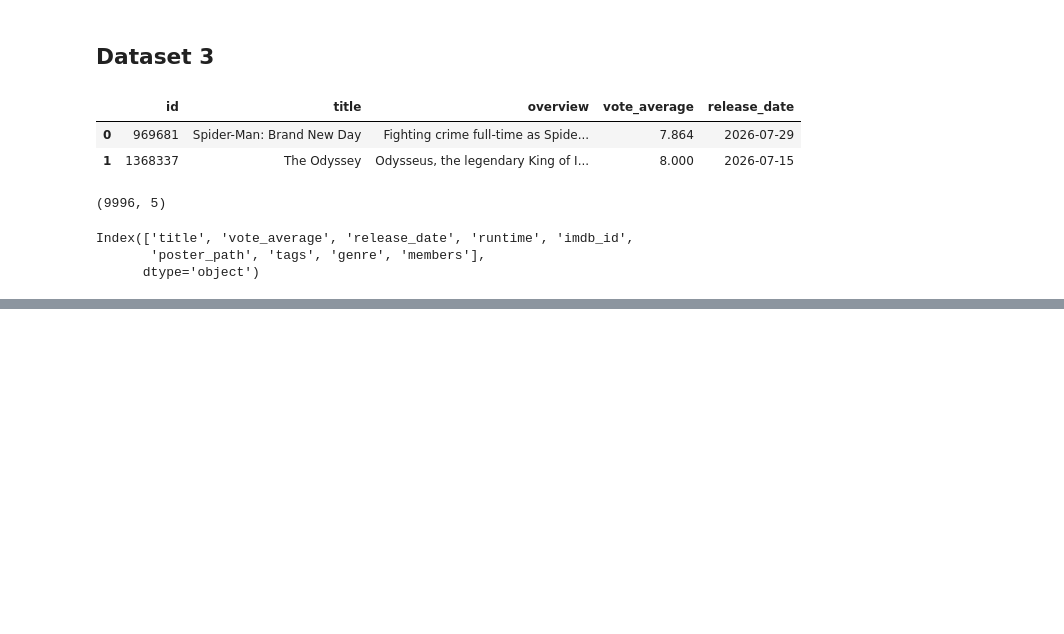
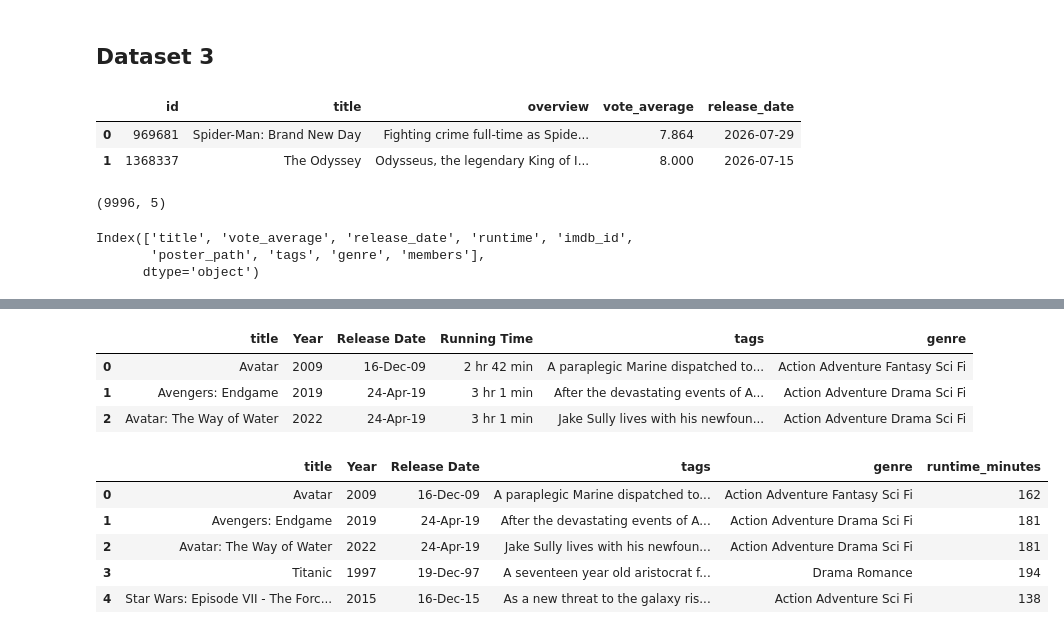
Before and after one commit to Pankaj-Jhajhria/Movie-Recommendation-System-FilmSense-, a Jupyter notebook: Notebooks/Dataset_Preparation.ipynb, the cells around one changed output, grey strips where cells are left out. Cells and saved outputs as stored; diff of their text form; code cells hidden in the pictures; blank space fills up the shorter version.

```diff
--- a/Notebooks/Dataset_Preparation.ipynb
+++ b/Notebooks/Dataset_Preparation.ipynb
@@ -420,0 +844,45 @@ df123.to_csv(r'C:\Users\panka\Downloads\AI_Engineer\Projects\Data\New\Dataset_d1
+# %%
+df8=combine_features(df8,['Genre'],new_col_name='genre')
+# %%
+df8.drop(columns=['Genre'],inplace=True)
+# %%
+df8.head(3)
+# %% [output]
+|  | title | Year | Release Date | Running Time | tags | genre |
+| 0 | Avatar | 2009 | 16-Dec-09 | 2 hr 42 min | A paraplegic Marine dispatched to... | Action Adventure Fantasy Sci Fi |
+| 1 | Avengers: Endgame | 2019 | 24-Apr-19 | 3 hr 1 min | After the devastating events of A... | Action Adventure Drama Sci Fi |
+| 2 | Avatar: The Way of Water | 2022 | 24-Apr-19 | 3 hr 1 min | Jake Sully lives with his newfoun... | Action Adventure Drama Sci Fi |
+# %%
+import re
+import numpy as np
+import pandas as pd
+
+def convert_runtime_to_minutes(df, col='Running Time', new_col='runtime_minutes'):
+    def parse_runtime(value):
+        if pd.isna(value):
+            return np.nan
+        value = str(value)
+        hours = re.search(r'(\d+)\s*hr', value)
+        minutes = re.search(r'(\d+)\s*min', value)
+        total = 0
+        if hours:
+            total += int(hours.group(1)) * 60
+        if minutes:
+            total += int(minutes.group(1))
+        return total if (hours or minutes) else np.nan
+
+    df[new_col] = df[col].apply(parse_runtime)
+    return df
+
+df8 = convert_runtime_to_minutes(df8, col='Running Time', new_col='runtime_minutes')
+# %%
+df8.drop(columns=['Running Time'],inplace=True)
+# %%
+df8.head()
+# %% [output]
+|  | title | Year | Release Date | tags | genre | runtime_minutes |
+| 0 | Avatar | 2009 | 16-Dec-09 | A paraplegic Marine dispatched to... | Action Adventure Fantasy Sci Fi | 162 |
+| 1 | Avengers: Endgame | 2019 | 24-Apr-19 | After the devastating events of A... | Action Adventure Drama Sci Fi | 181 |
+| 2 | Avatar: The Way of Water | 2022 | 24-Apr-19 | Jake Sully lives with his newfoun... | Action Adventure Drama Sci Fi | 181 |
+| 3 | Titanic | 1997 | 19-Dec-97 | A seventeen year old aristocrat f... | Drama Romance | 194 |
+| 4 | Star Wars: Episode VII - The Forc... | 2015 | 16-Dec-15 | As a new threat to the galaxy ris... | Action Adventure Sci Fi | 138 |
```
Also changed, not shown: parts of 110 cells of this notebook.
